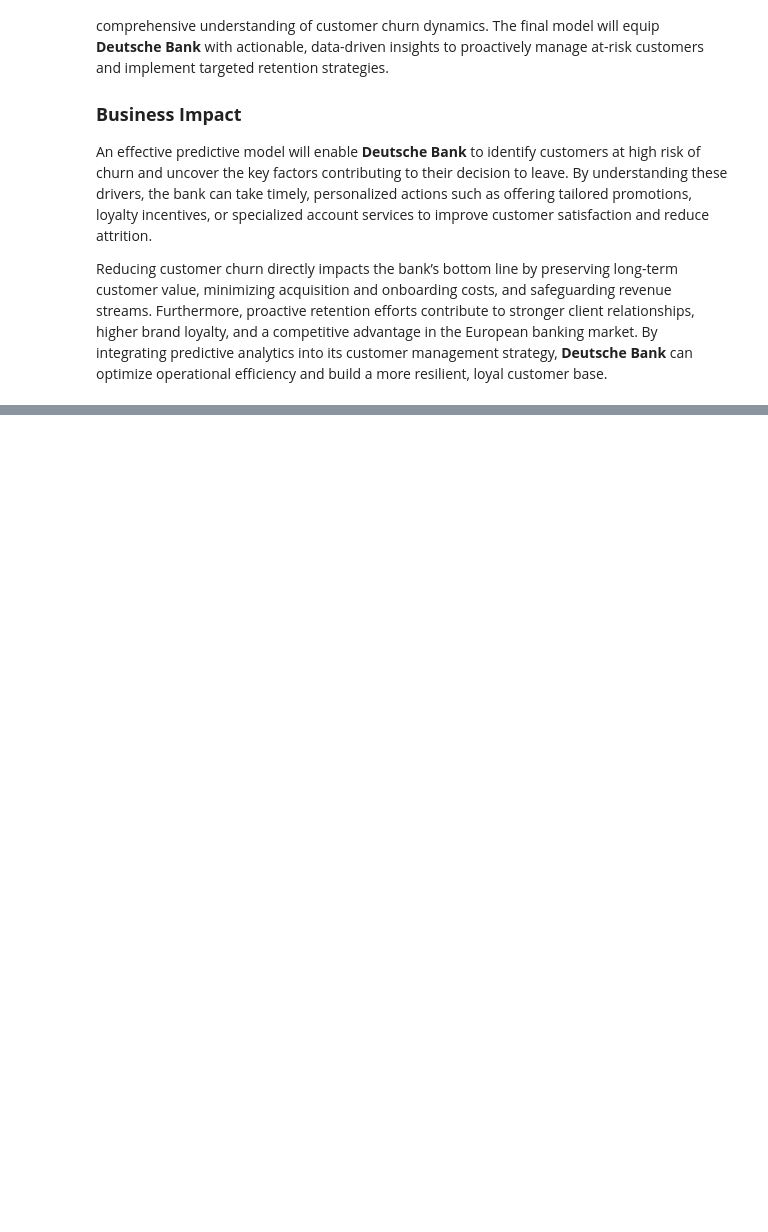
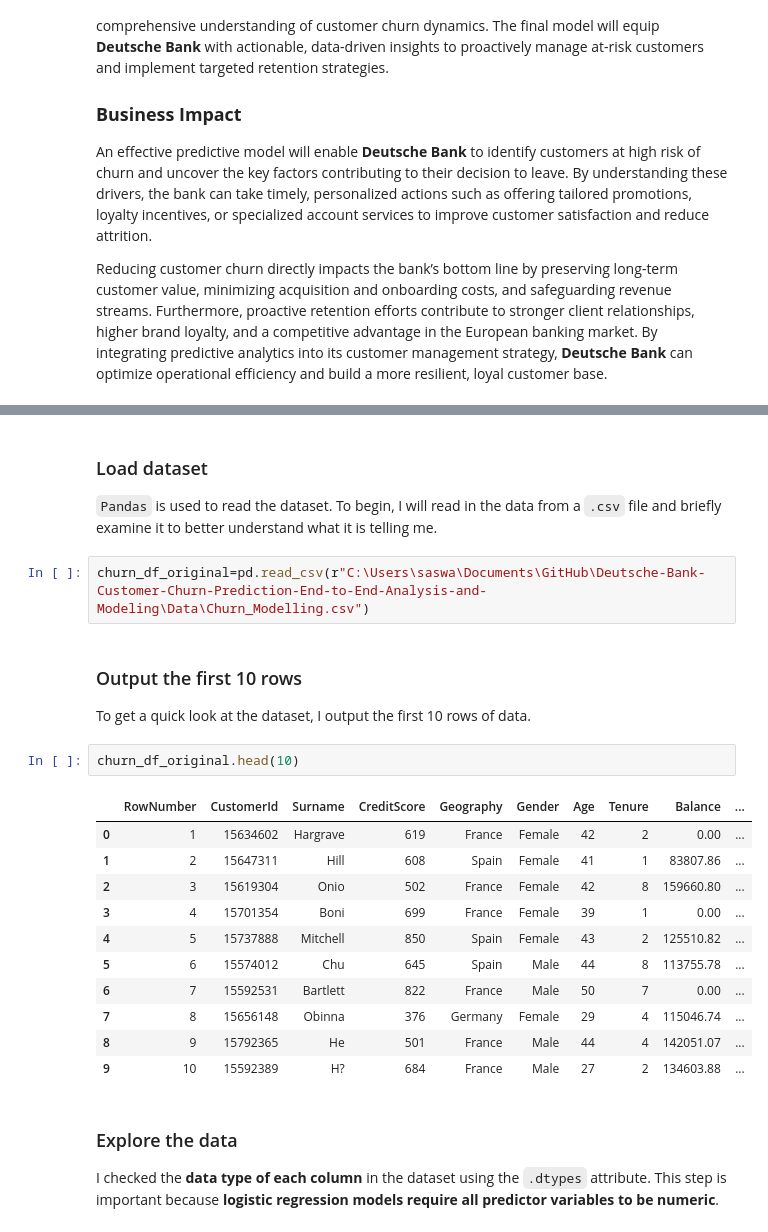
Before and after one commit to Cyberoctane29/Deutsche-Bank-Customer-Churn-Prediction-End-to-End-Analysis-and-Modeling, a Jupyter notebook: Deutsche_Bank_Customer_Churn_Prediction_End_to_End_Analysis_and_Modeling.ipynb, the cells around one changed output, grey strips where cells are left out. Drawn from its saved outputs; the diff is of its cells as text; blank space fills up the shorter version.

```diff
--- a/Deutsche_Bank_Customer_Churn_Prediction_End_to_End_Analysis_and_Modeling.ipynb
+++ b/Deutsche_Bank_Customer_Churn_Prediction_End_to_End_Analysis_and_Modeling.ipynb
@@ -38,0 +203,28 @@ Reducing customer churn directly impacts the bank’s bottom line by preserving
+# %% [markdown]
+### Load dataset
+
+`Pandas` is used to read the dataset. To begin, I will read in the data from a `.csv` file and briefly examine it to better understand what it is telling me.
+# %%
+churn_df_original=pd.read_csv(r"C:\Users\saswa\Documents\GitHub\Deutsche-Bank-Customer-Churn-Prediction-End-to-End-Analysis-and-Modeling\Data\Churn_Modelling.csv")
+# %% [markdown]
+### Output the first 10 rows
+
+To get a quick look at the dataset, I output the first 10 rows of data.
+# %%
+churn_df_original.head(10)
+# %% [output]
+|  | RowNumber | CustomerId | Surname | CreditScore | Geography | Gender | Age | Tenure | Balance | ... |
+| 0 | 1 | 15634602 | Hargrave | 619 | France | Female | 42 | 2 | 0.00 | ... |
+| 1 | 2 | 15647311 | Hill | 608 | Spain | Female | 41 | 1 | 83807.86 | ... |
+| 2 | 3 | 15619304 | Onio | 502 | France | Female | 42 | 8 | 159660.80 | ... |
+| 3 | 4 | 15701354 | Boni | 699 | France | Female | 39 | 1 | 0.00 | ... |
+| 4 | 5 | 15737888 | Mitchell | 850 | Spain | Female | 43 | 2 | 125510.82 | ... |
+| 5 | 6 | 15574012 | Chu | 645 | Spain | Male | 44 | 8 | 113755.78 | ... |
+| 6 | 7 | 15592531 | Bartlett | 822 | France | Male | 50 | 7 | 0.00 | ... |
+| 7 | 8 | 15656148 | Obinna | 376 | Germany | Female | 29 | 4 | 115046.74 | ... |
+| 8 | 9 | 15792365 | He | 501 | France | Male | 44 | 4 | 142051.07 | ... |
+| 9 | 10 | 15592389 | H? | 684 | France | Male | 27 | 2 | 134603.88 | ... |
+# %% [markdown]
+### Explore the data
+
+I checked the **data type of each column** in the dataset using the `.dtypes` attribute. This step is important because **logistic regression models require all predictor variables to be numeric**.
```
Also changed, not shown: parts of 46 cells of this notebook.
